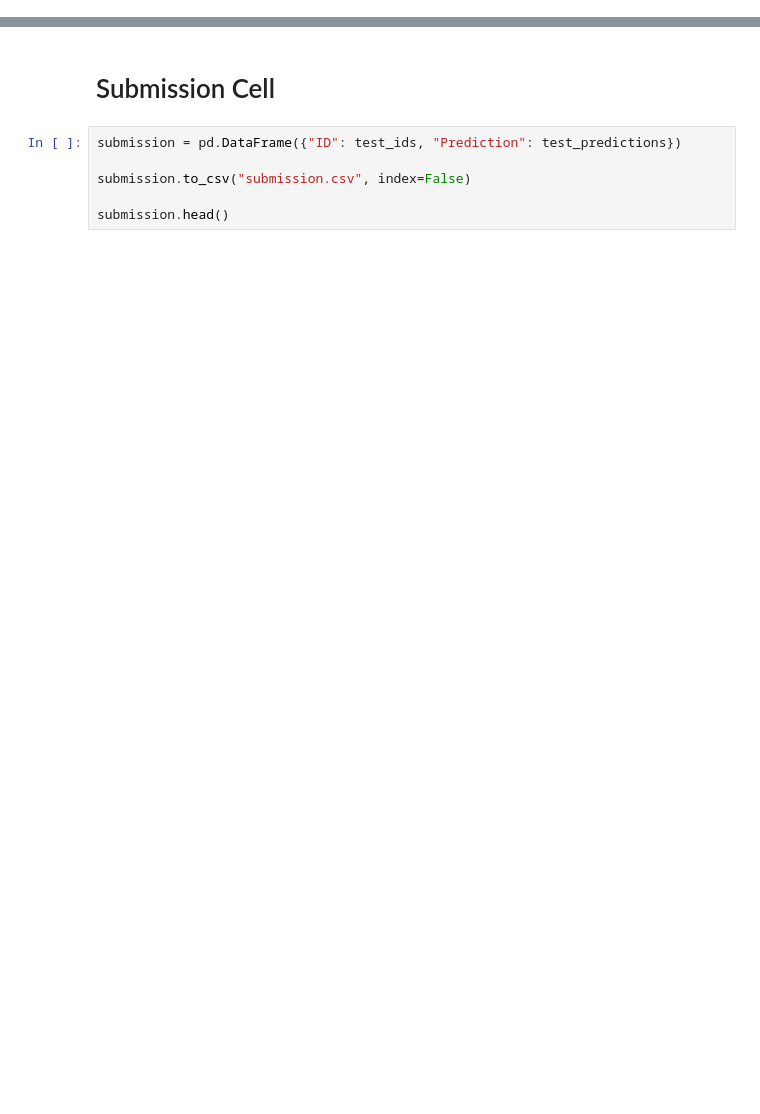
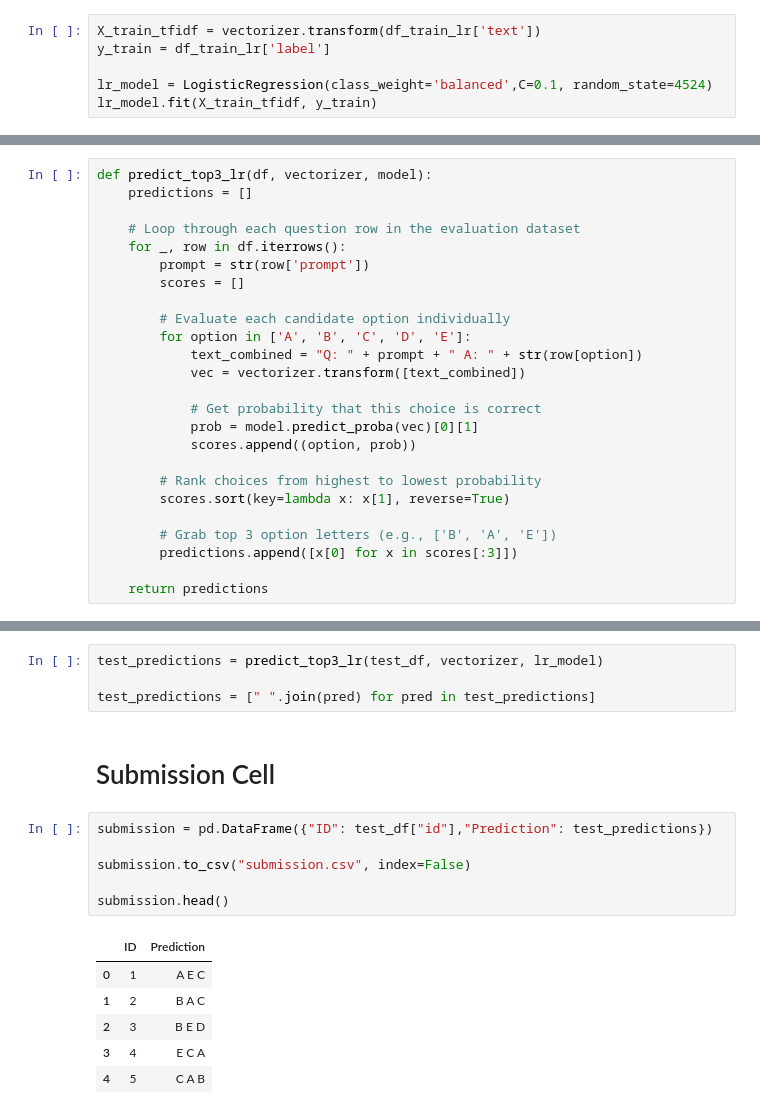
Before and after one commit to pranay-aggarwal/Smart-MCQ-Solver, a Jupyter notebook: kaggle_notebook.ipynb, the cells around one changed output, grey strips where cells are left out. Cells and saved outputs as stored; diff of their text form; blank space fills up the shorter version.

Commit message:
Kaggle Notebook |  DL-24f3004524-notebook-t22026 | TFIDF + LR Run

```diff
--- a/kaggle_notebook.ipynb
+++ b/kaggle_notebook.ipynb
@@ -461,0 +237,6 @@ train_model(model_m1, train_loader, val_loader, CONFIG_M1, checkpoint_path="mode
+# %%
+X_train_tfidf = vectorizer.transform(df_train_lr['text'])
+y_train = df_train_lr['label']
+
+lr_model = LogisticRegression(class_weight='balanced',C=0.1, random_state=4524)
+lr_model.fit(X_train_tfidf, y_train)
@@ -461,0 +247,25 @@ train_model(model_m1, train_loader, val_loader, CONFIG_M1, checkpoint_path="mode
+# %%
+def predict_top3_lr(df, vectorizer, model):
+    predictions = []
+
+    # Loop through each question row in the evaluation dataset
+    for _, row in df.iterrows():
+        prompt = str(row['prompt'])
+        scores = []
+
+        # Evaluate each candidate option individually
+        for option in ['A', 'B', 'C', 'D', 'E']:
+            text_combined = "Q: " + prompt + " A: " + str(row[option])
+            vec = vectorizer.transform([text_combined])
+
+            # Get probability that this choice is correct
+            prob = model.predict_proba(vec)[0][1]
+            scores.append((option, prob))
+
+        # Rank choices from highest to lowest probability
+        scores.sort(key=lambda x: x[1], reverse=True)
+
+        # Grab top 3 option letters (e.g., ['B', 'A', 'E'])
+        predictions.append([x[0] for x in scores[:3]])
+
+    return predictions
@@ -496,8 +298,19 @@ test_ids, test_predictions = predict_top3(best_model_m1, test_loader, idx_to_lab
+# %%
+test_predictions = predict_top3_lr(test_df, vectorizer, lr_model)
+
+test_predictions = [" ".join(pred) for pred in test_predictions]
 # %% [markdown]
 # Submission Cell
 # %%
-submission = pd.DataFrame({"ID": test_ids, "Prediction": test_predictions})
+submission = pd.DataFrame({"ID": test_df["id"],"Prediction": test_predictions})
 
 submission.to_csv("submission.csv", index=False)
 
 submission.head()
+# %% [output]
+|  | ID | Prediction |
+| 0 | 1 | A E C |
+| 1 | 2 | B A C |
+| 2 | 3 | B E D |
+| 3 | 4 | E C A |
+| 4 | 5 | C A B |
```
Also changed, not shown: parts of 26 cells of this notebook.
